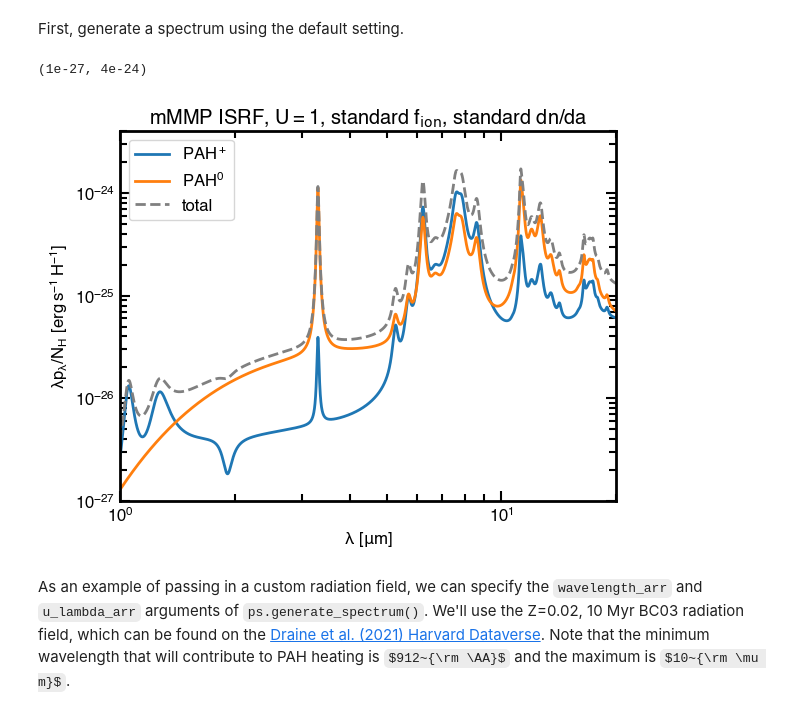
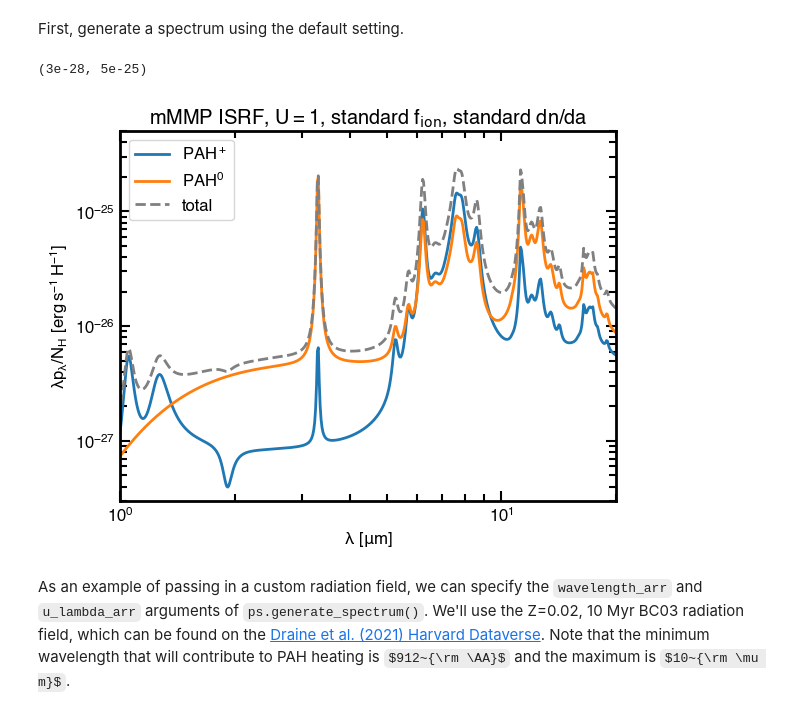
Before and after one commit to helenarichie/pah_spec, a Jupyter notebook: code/generate_spectrum_example.ipynb, the cells around one changed output. Drawn from its saved outputs; the diff is of its cells as text; code cells hidden in the pictures; some formulas as TeX source.

```diff
--- a/code/generate_spectrum_example.ipynb
+++ b/code/generate_spectrum_example.ipynb
@@ -124,16 +109,16 @@ spectrum_neu_mmp, spectrum_ion_mmp = ps.generate_spectrum()
 # %%
 plt.loglog(ps.emission_wavelengths, spectrum_ion_mmp * ps.emission_wavelengths.to(u.cm), label=r"$PAH^+$")
 plt.loglog(ps.emission_wavelengths, spectrum_neu_mmp * ps.emission_wavelengths.to(u.cm), label=r"$PAH^0$")
 plt.loglog(ps.emission_wavelengths, (spectrum_ion_mmp + spectrum_neu_mmp) * ps.emission_wavelengths.to(u.cm), label="total", linestyle="--", color="grey")
 plt.legend()
 plt.xlabel(r"$\lambda~[\mu m]$")
 plt.ylabel(r"$\lambda p_\lambda/N_H~[erg\,s^{-1}\,H^{-1}]$")
 plt.title(r"mMMP ISRF, $U=1$, standard $f_{\rm ion}$, standard $dn/da$")
 plt.xlim(1, 20)
-plt.ylim(1e-27, 4e-24)
+plt.ylim(3e-28, 5e-25)
 # %% [output]
-(1e-27, 4e-24)
+(3e-28, 5e-25)
-[figure, old version]
+[figure, new version]
 # %% [markdown]
 As an example of passing in a custom radiation field, we can specify the `wavelength_arr` and `u_lambda_arr` arguments of `ps.generate_spectrum()`. We'll use the Z=0.02, 10 Myr BC03 radiation field, which can be found on the [Draine et al. (2021) Harvard Dataverse](https://dataverse.harvard.edu/dataset.xhtml?persistentId=doi:10.7910/DVN/LPUHIQ). Note that the minimum wavelength that will contribute to PAH heating is $912~{\rm \AA}$ and the maximum is $10~{\rm \mu m}$.
 # %% [markdown]
```
Also changed, not shown: parts of 4 cells of this notebook, 1 other file.
